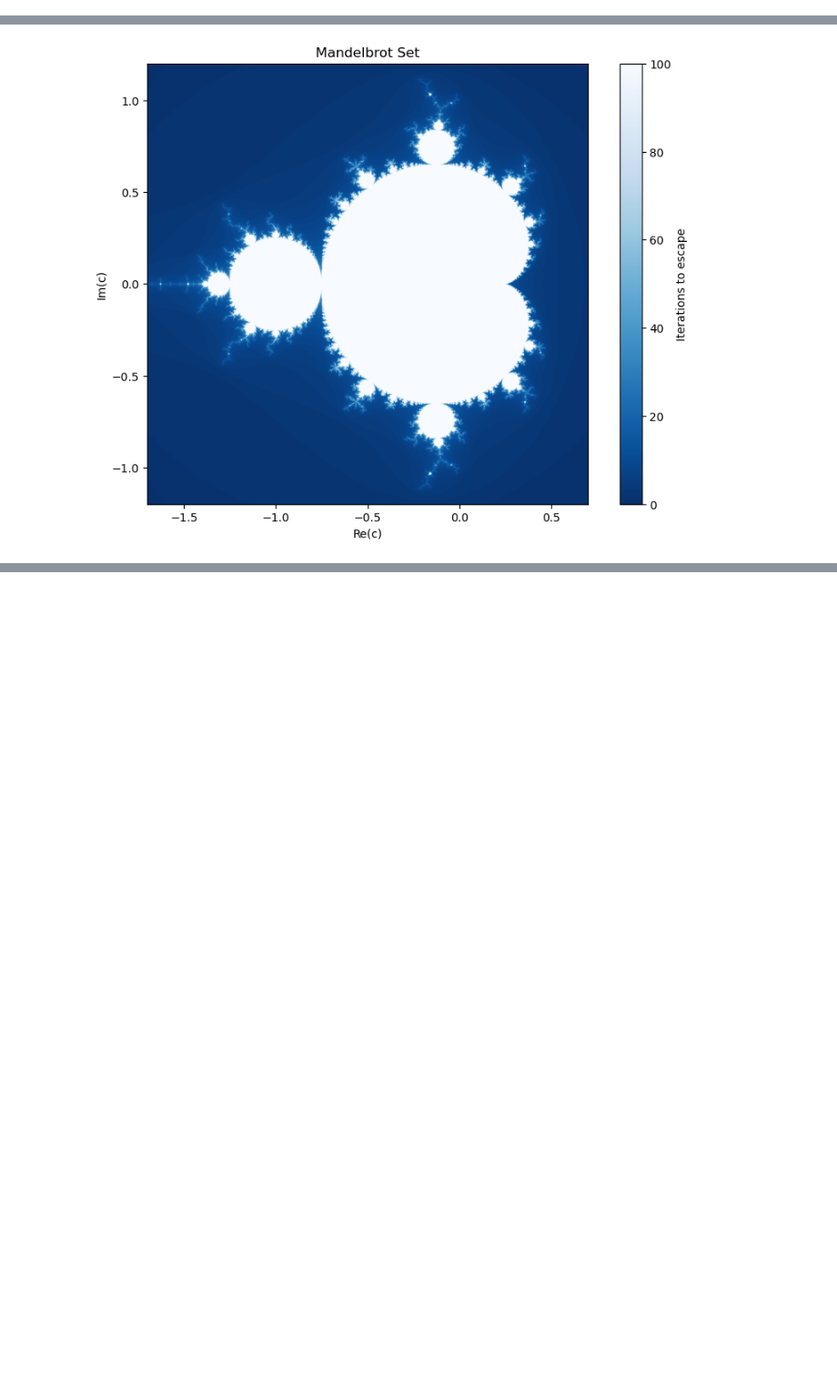
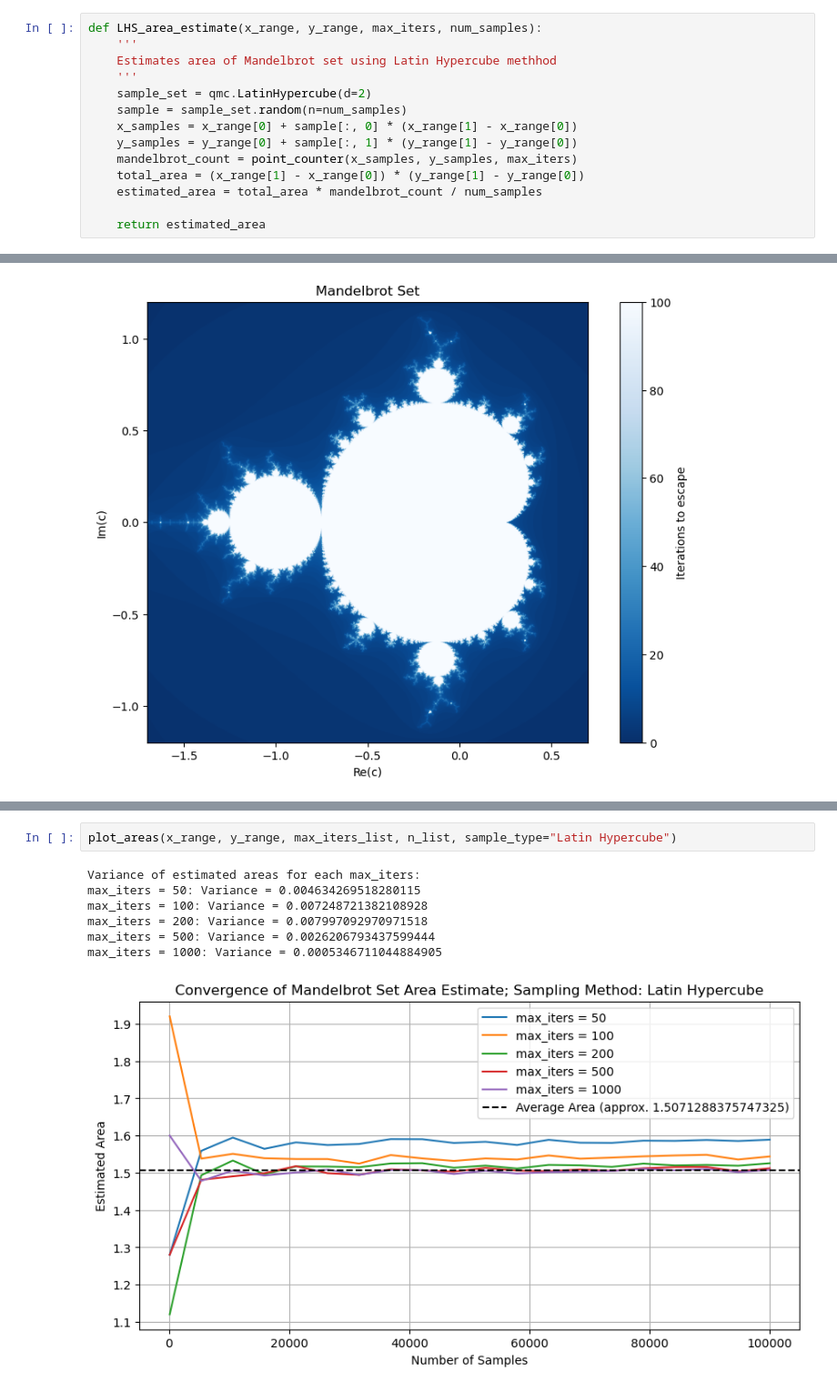
Before and after one commit to magggienn/stoch-sim-mandelbrot, a Jupyter notebook: Zainab's changes/Mandelbrot Analysis.ipynb, the cells around one changed output, grey strips where cells are left out. Shown at 91% size. Drawn from its saved outputs; the diff is of its cells as text; blank space fills up the shorter version.

```diff
--- a/Zainab's changes/Mandelbrot Analysis.ipynb
+++ b/Zainab's changes/Mandelbrot Analysis.ipynb
@@ -33,3 +39,17 @@ def area_estimate(x_range, y_range, max_iters, num_samples):
     total_area = (x_range[1] - x_range[0]) * (y_range[1] - y_range[0])
     estimated_area = total_area * mandelbrot_count / num_samples
     return estimated_area
+# %%
+def LHS_area_estimate(x_range, y_range, max_iters, num_samples):
+    '''
+    Estimates area of Mandelbrot set using Latin Hypercube methhod
+    '''
+    sample_set = qmc.LatinHypercube(d=2)
+    sample = sample_set.random(n=num_samples)
+    x_samples = x_range[0] + sample[:, 0] * (x_range[1] - x_range[0])
+    y_samples = y_range[0] + sample[:, 1] * (y_range[1] - y_range[0])
+    mandelbrot_count = point_counter(x_samples, y_samples, max_iters)
+    total_area = (x_range[1] - x_range[0]) * (y_range[1] - y_range[0])
+    estimated_area = total_area * mandelbrot_count / num_samples
+
+    return estimated_area
@@ -106,0 +179,10 @@ plt.show()
+# %%
+plot_areas(x_range, y_range, max_iters_list, n_list, sample_type="Latin Hypercube")
+# %% [output]
+Variance of estimated areas for each max_iters:
+max_iters = 50: Variance = 0.004634269518280115
+max_iters = 100: Variance = 0.007248721382108928
+max_iters = 200: Variance = 0.007997092970971518
+max_iters = 500: Variance = 0.0026206793437599444
+max_iters = 1000: Variance = 0.0005346711044884905
+[figure, added]
```
Also changed, not shown: parts of 6 cells of this notebook.
